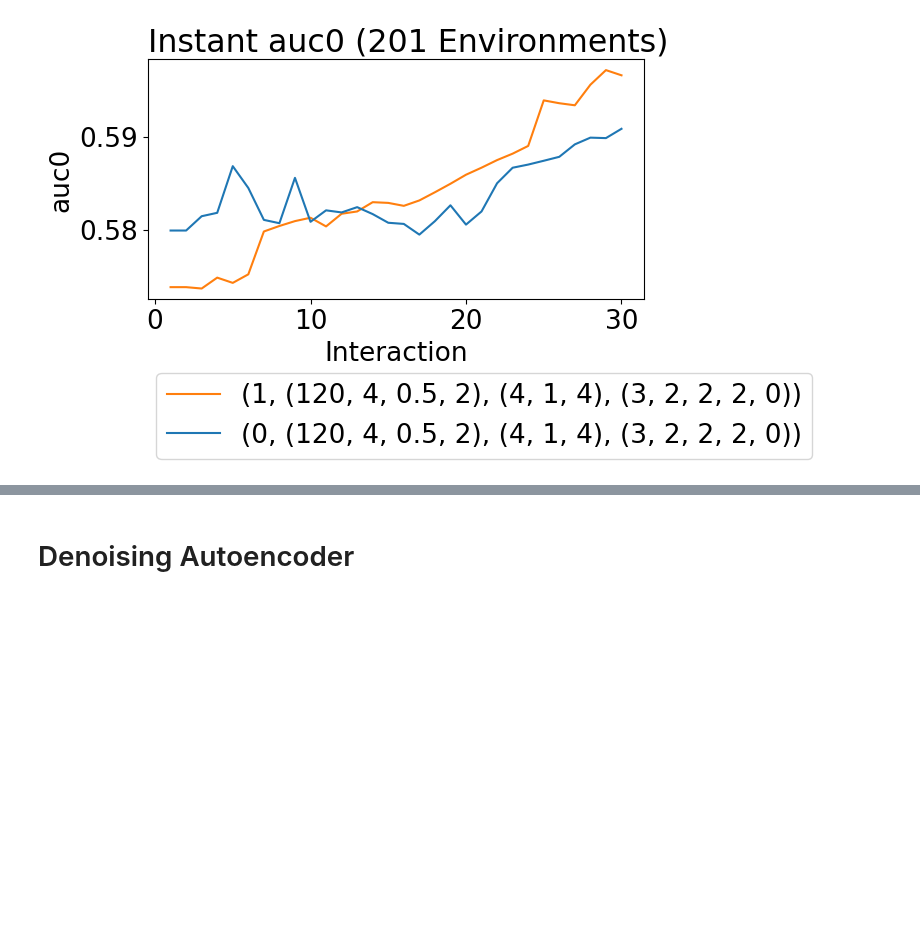
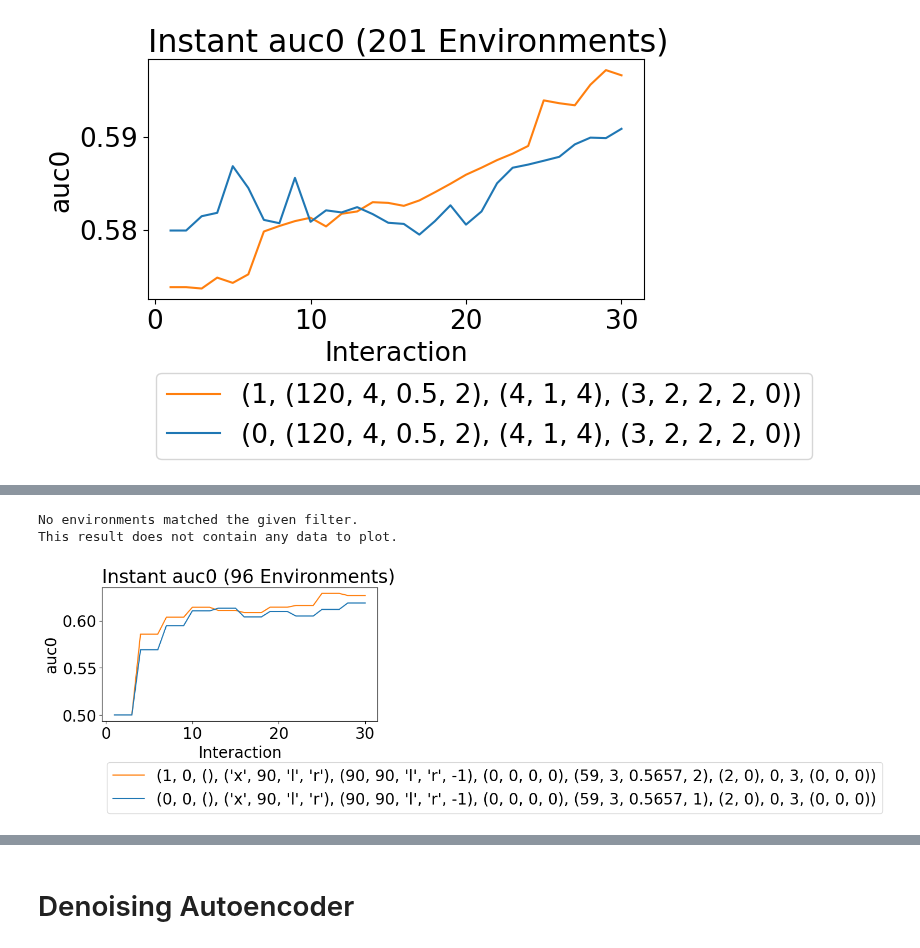
Before and after one commit to mrucker/diss, a Jupyter notebook: sapiens/notebooks/3) online, personalization, supervised.ipynb, the cells around one changed output, grey strips where cells are left out. Drawn from its saved outputs; the diff is of its cells as text; code cells hidden in the pictures; blank space fills up the shorter version.

```diff
--- a/sapiens/notebooks/3) online, personalization, supervised.ipynb
+++ b/sapiens/notebooks/3) online, personalization, supervised.ipynb
@@ -1,5 +1,13 @@
 # %%
-#Setup Code
+data_dir = "../data"
+
+import os
+N_THREADS = '1'
+os.environ['OMP_NUM_THREADS'] = N_THREADS
+os.environ['OPENBLAS_NUM_THREADS'] = N_THREADS
+os.environ['MKL_NUM_THREADS'] = N_THREADS
+os.environ['VECLIB_MAXIMUM_THREADS'] = N_THREADS
+os.environ['NUMEXPR_NUM_THREADS'] = N_THREADS
 
 import csv
 import warnings
@@ -9,8 +17,6 @@ from collections import defaultdict, Counter
 from itertools import islice, chain, count, product
 from contextlib import nullcontext
 from concurrent.futures import ProcessPoolExecutor
-
-data_dir = "../data"
 
 import torch
 import torch.utils.data
@@ -3679 +5628,12 @@ for _ in range(1000):
+# %%
+s=10
+l = ['evaluator_id','learner_id','s1','s2','s3','dae','ssl','sl','ws','pers','exp']
+
+res.where(l=[(0,)]).plot_learners('index','auc0',l=l,p=['g','rng'],span=s)
+res.where(l=[(1,)]).plot_learners('index','auc0',l=l,p=['g','rng'],span=1)
+#res.plot_learners('index','auc0',l=l,p=['l','g','rng'],span=s)
+# %% [output]
+No environments matched the given filter.
+This result does not contain any data to plot.
+[figure, added]
 # %%
```
Also changed, not shown: parts of 22 cells of this notebook, 1 other file.
